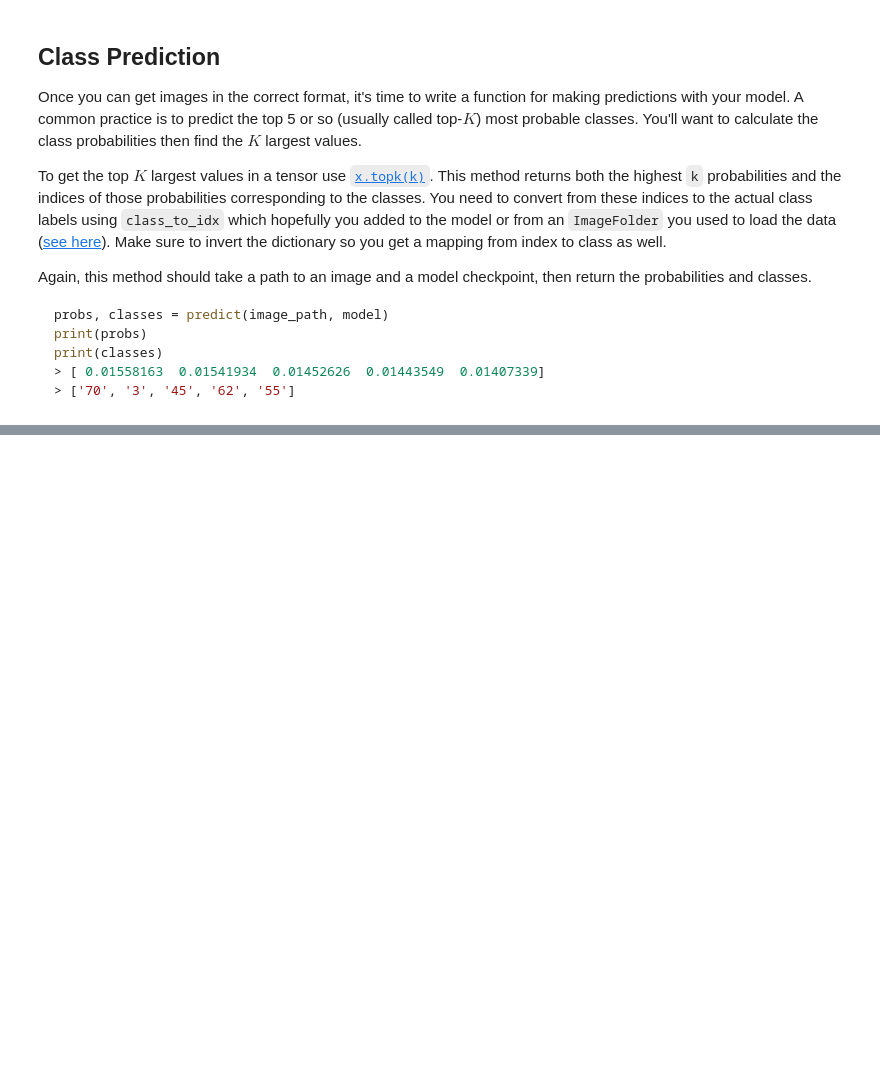
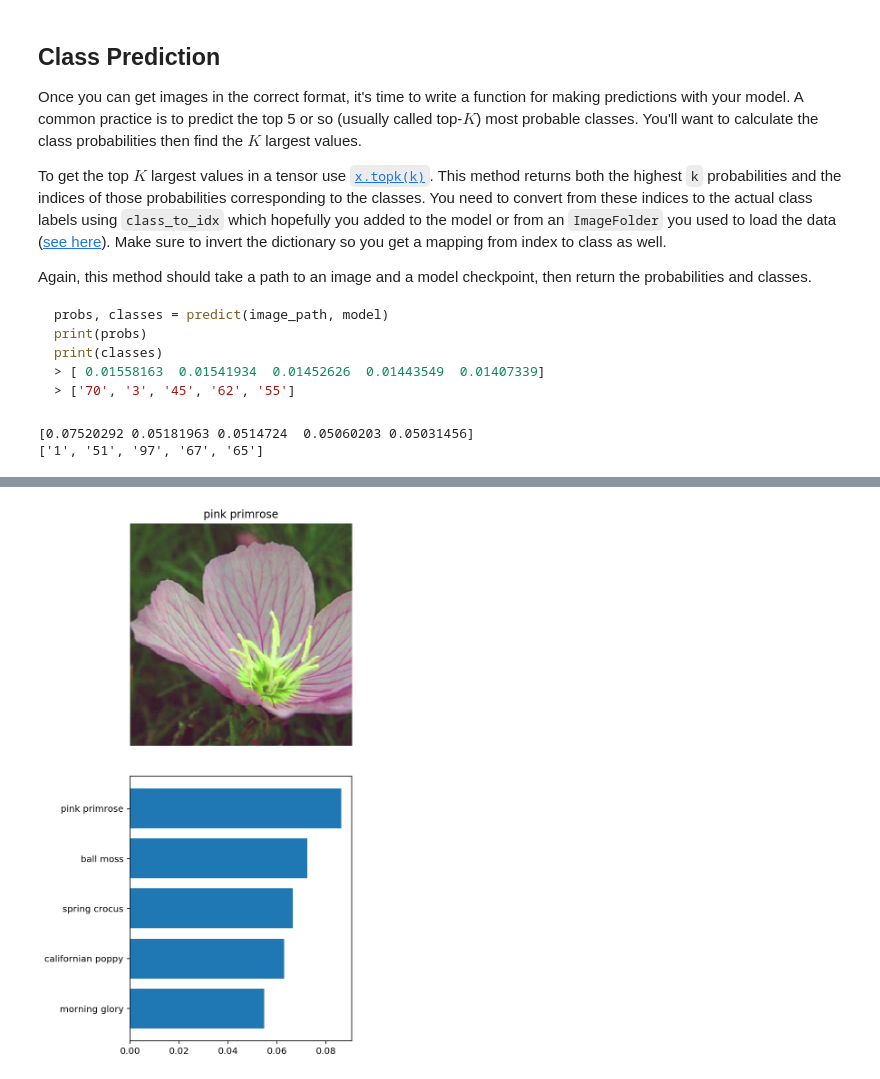
Before and after one commit to yufrances90/Image_Classifier, a Jupyter notebook: src/ICF.ipynb, the cells around one changed output, grey strips where cells are left out. Cells and saved outputs as stored; diff of their text form; code cells hidden in the pictures; blank space fills up the shorter version.

Commit message:
fix: Fixed error in getting label

```diff
--- a/src/ICF.ipynb
+++ b/src/ICF.ipynb
@@ -395,7 +397,19 @@ def predict(image_path, model, topk=5):
 
         top_p, top_class = ps.topk(topk, dim=1)
 
-        return (top_p/100).numpy().squeeze(), (top_class+1).numpy().squeeze()
+        cls_list = [element.item() for element in top_class.flatten()]
+
+        classes = [get_label_by_class(cls) for cls in cls_list]
+
+        return (top_p/100).numpy().squeeze(), classes
+# %%
+probs, classes = predict('./flower_data/test/1/image_06752.jpg', model)
+
+print(probs)
+print(classes)
+# %% [output]
+[0.07520292 0.05181963 0.0514724  0.05060203 0.05031456]
+['1', '51', '97', '67', '65']
 # %% [markdown]
 ## Sanity Checking
 
@@ -418,9 +432,9 @@ def display(image_path, model, topk=5):
 
     probs, classes = predict(image_path, model, topk)
 
-    title = cat_to_name[get_label_by_class(classes[0])]
+    title = cat_to_name[classes[0]]
 
-    labels = [cat_to_name[get_label_by_class(cls)] for cls in classes]
+    labels = [cat_to_name[cls] for cls in classes]
 
     fig, (ax1, ax2) = plt.subplots(figsize=(5,9), nrows=2)
 
@@ -429,3 +443,7 @@ def display(image_path, model, topk=5):
     ax2.barh(y=labels[::-1], width=probs[::-1], linewidth=0.3)
 
     fig.tight_layout()
+# %%
+display('./flower_data/test/1/image_06752.jpg', model)
+# %% [output]
+[figure, added]
```
Also changed, not shown: parts of 1 cell of this notebook.
